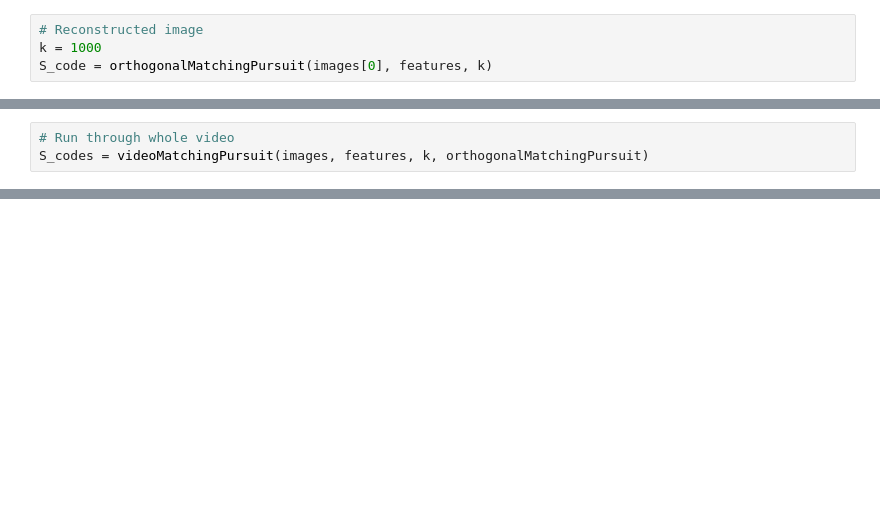
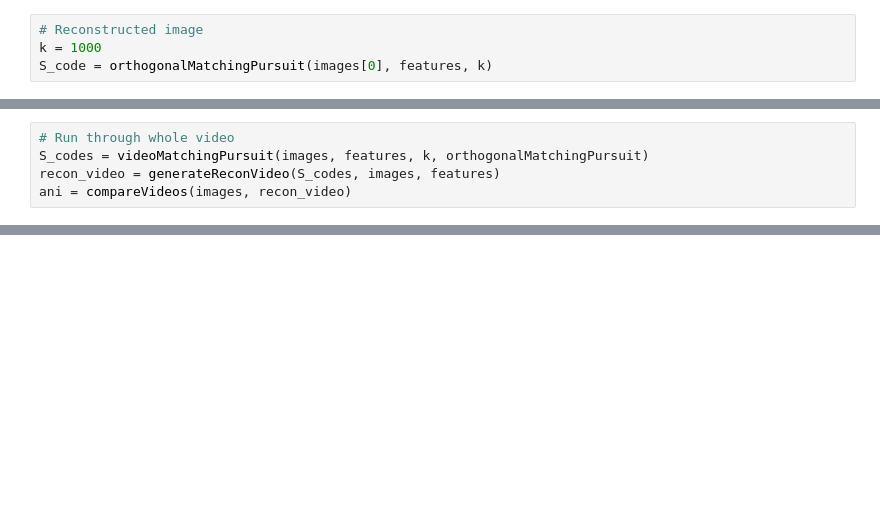
Before and after one commit to Lukeroberto/CS6140-MatchingPursuit, a Jupyter notebook: notebooks/Tests.ipynb, the cells around one changed output, grey strips where cells are left out. Cells and saved outputs as stored; diff of their text form; blank space fills up the shorter version.

```diff
--- a/notebooks/Tests.ipynb
+++ b/notebooks/Tests.ipynb
@@ -66,5 +51,8 @@ Unique Codes:  1000
 # %%
 # Run through whole video
 S_codes = videoMatchingPursuit(images, features, k, orthogonalMatchingPursuit)
+recon_video = generateReconVideo(S_codes, images, features)
+ani = compareVideos(images, recon_video)
 # %% [output]
 [interactive output not drawn]
+[figure, added]
```
Also changed, not shown: parts of 7 cells of this notebook, 2 other files.
